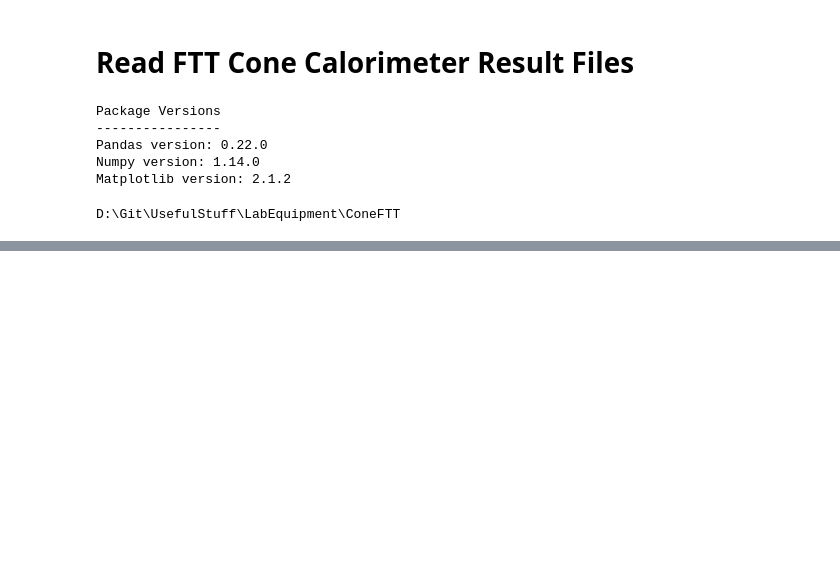
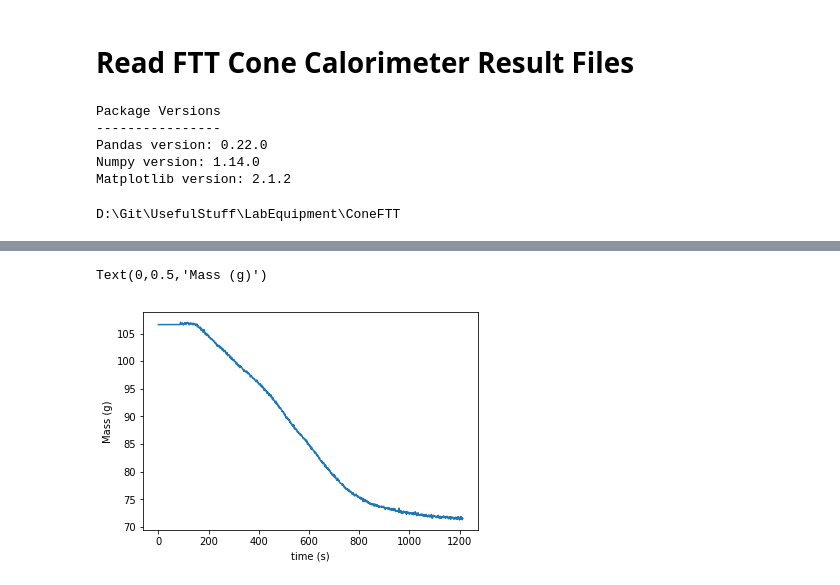
Before and after one commit to TristanHehnen/UsefulStuff, a Jupyter notebook: LabEquipment/ConeFTT/ReadFTTConeFiles.ipynb, the cells around one changed output, grey strips where cells are left out. Drawn from its saved outputs; the diff is of its cells as text; code cells hidden in the pictures; blank space fills up the shorter version.

```diff
--- a/LabEquipment/ConeFTT/ReadFTTConeFiles.ipynb
+++ b/LabEquipment/ConeFTT/ReadFTTConeFiles.ipynb
@@ -140,0 +167,18 @@ Text(0,0.5,'Specimen mass (g)')
+# %%
+# Read a single line of the csv file to extract the column labels as a list.
+base_file = os.path.join(exp_data_dir, exp_data_files[1])
+column_labels_base_original=list(pd.read_csv(base_file, delimiter=csv_delimiter,
+                                        encoding='cp1250', header=0, nrows=1))
+
+column_labels_base = list()
+# Remove the squared symbol.
+for i, val in enumerate(column_labels_base_original):
+    if "˛" in val:
+        column_labels_base.append(val.replace("˛", "2"))
+    else:
+        column_labels_base.append(val)
+
+# Remove the multiplication (dot) symbol.
+for i, val in enumerate(column_labels_base):
+    if "·" in val:
+        column_labels_base[i]=val.replace("·", "")
@@ -140,0 +256,11 @@ Text(0,0.5,'Specimen mass (g)')
+# %%
+# Read the second part, the different data series.
+data_series_base = pd.read_csv(base_file, delimiter=csv_delimiter, encoding='cp1250',
+                               header=0, usecols=column_labels_base_original[2:])
+
+# Renaming columns.
+for i_orig, orig_label in enumerate(column_labels_base_original):
+    data_series_base.rename(columns={orig_label: column_labels_base[i_orig]}, inplace=True)
+
+# Provide overview over the data.
+data_series_base.head()
@@ -140,0 +274,16 @@ Text(0,0.5,'Specimen mass (g)')
+# %%
+# Little plot for fun...
+
+# Note: Column labels as string can be used to query colums.
+x_data = "time (s)"
+y_data = "Mass (g)"
+
+# Prepare the plot.
+plt.plot(data_series_base[x_data],
+         data_series_base[y_data])
+
+plt.xlabel(x_data)
+plt.ylabel(y_data)
+# %% [output]
+Text(0,0.5,'Mass (g)')
+[figure, added]
```
Also changed, not shown: parts of 13 cells of this notebook, 2 other files.
